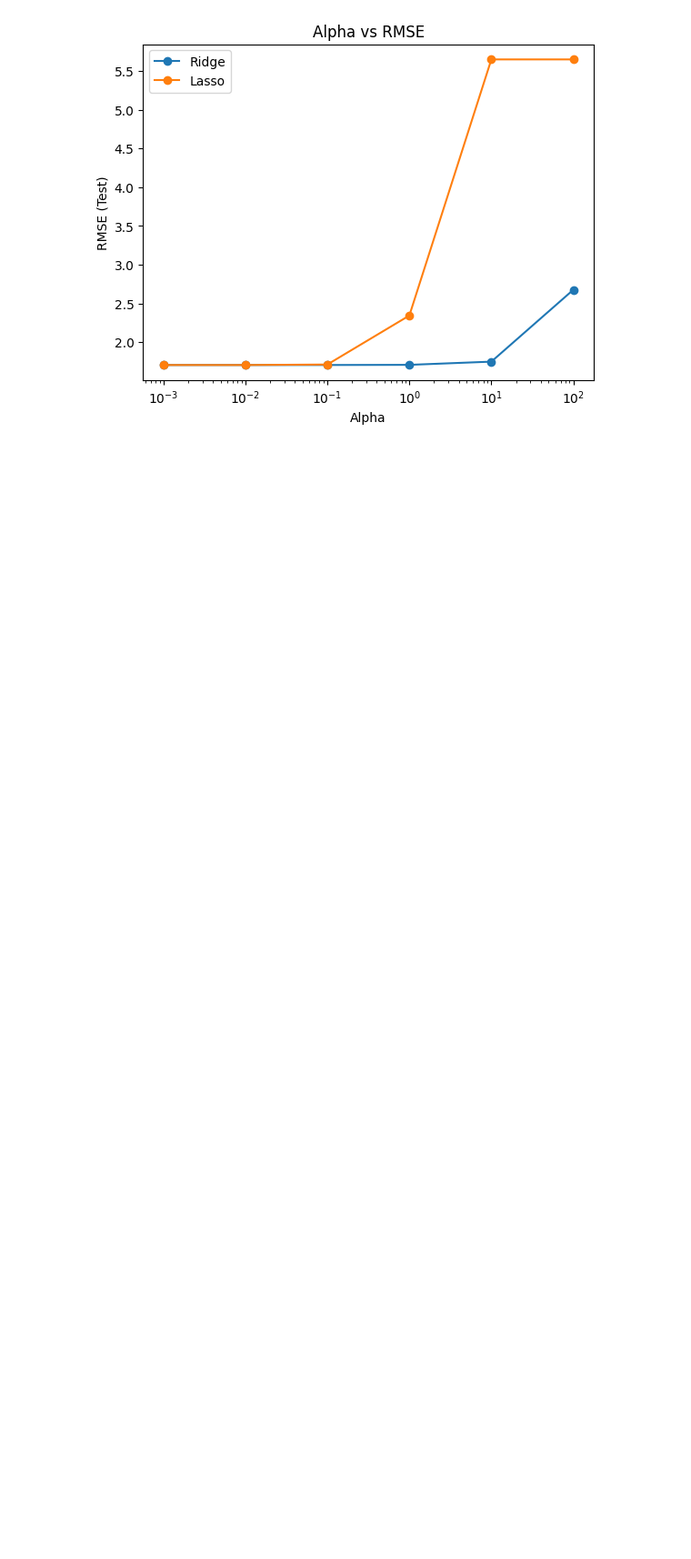
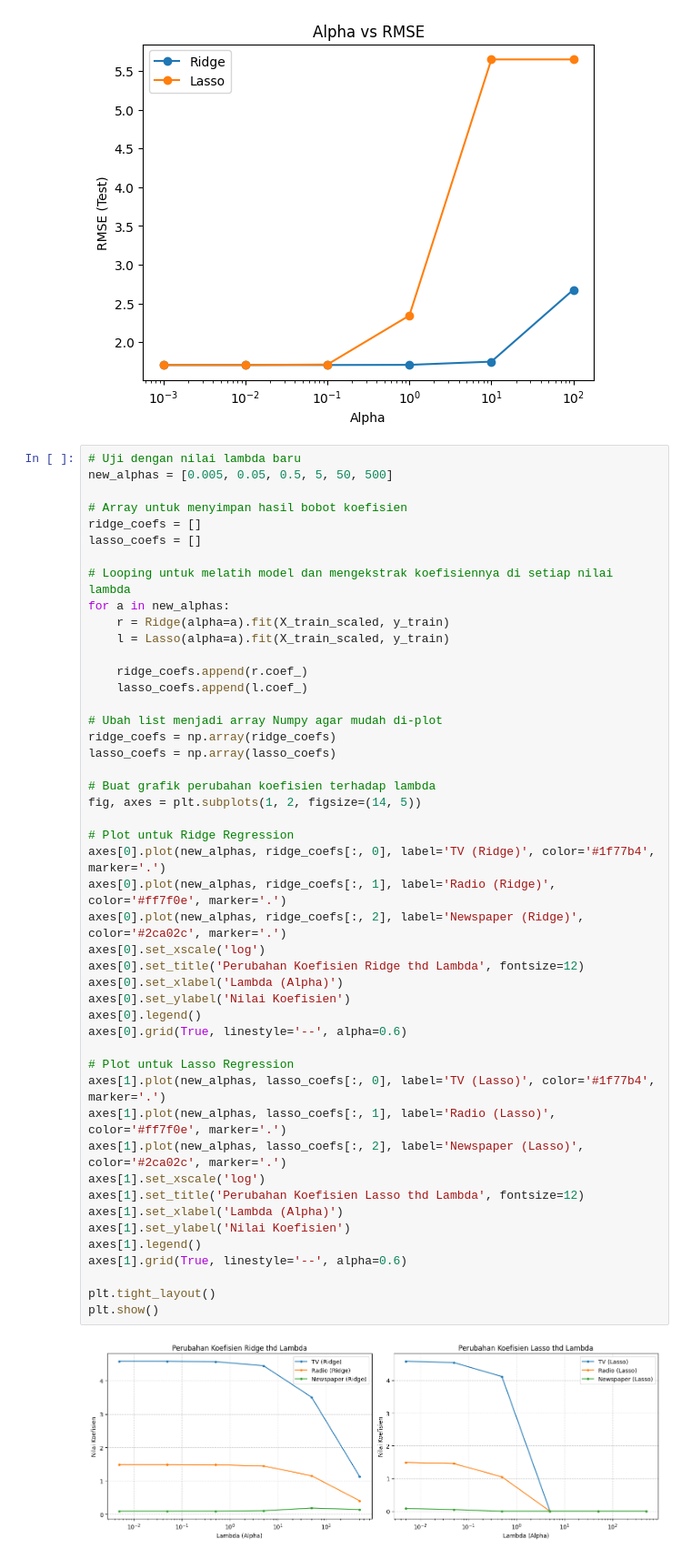
Before and after one commit to Bilra-Hkr/DerielChaerahman_2411533007_ML2526, a Jupyter notebook: Praktikum4/Regularization.ipynb, the cells around one changed output. Shown at 91% size. Drawn from its saved outputs; the diff is of its cells as text; blank space fills up the shorter version.

```diff
--- a/Praktikum4/Regularization.ipynb
+++ b/Praktikum4/Regularization.ipynb
@@ -171,3 +171,52 @@ plt.title("Alpha vs RMSE")
 plt.show()
 # %% [output]
 [figure]
+# %%
+# Uji dengan nilai lambda baru
+new_alphas = [0.005, 0.05, 0.5, 5, 50, 500]
+
+# Array untuk menyimpan hasil bobot koefisien
+ridge_coefs = []
+lasso_coefs = []
+
+# Looping untuk melatih model dan mengekstrak koefisiennya di setiap nilai lambda
+for a in new_alphas:
+    r = Ridge(alpha=a).fit(X_train_scaled, y_train)
+    l = Lasso(alpha=a).fit(X_train_scaled, y_train)
+
+    ridge_coefs.append(r.coef_)
+    lasso_coefs.append(l.coef_)
+
+# Ubah list menjadi array Numpy agar mudah di-plot
+ridge_coefs = np.array(ridge_coefs)
+lasso_coefs = np.array(lasso_coefs)
+
+# Buat grafik perubahan koefisien terhadap lambda
+fig, axes = plt.subplots(1, 2, figsize=(14, 5))
+
+# Plot untuk Ridge Regression
+axes[0].plot(new_alphas, ridge_coefs[:, 0], label='TV (Ridge)', color='#1f77b4', marker='.')
+axes[0].plot(new_alphas, ridge_coefs[:, 1], label='Radio (Ridge)', color='#ff7f0e', marker='.')
+axes[0].plot(new_alphas, ridge_coefs[:, 2], label='Newspaper (Ridge)', color='#2ca02c', marker='.')
+axes[0].set_xscale('log')
+axes[0].set_title('Perubahan Koefisien Ridge thd Lambda', fontsize=12)
+axes[0].set_xlabel('Lambda (Alpha)')
+axes[0].set_ylabel('Nilai Koefisien')
+axes[0].legend()
+axes[0].grid(True, linestyle='--', alpha=0.6)
+
+# Plot untuk Lasso Regression
+axes[1].plot(new_alphas, lasso_coefs[:, 0], label='TV (Lasso)', color='#1f77b4', marker='.')
+axes[1].plot(new_alphas, lasso_coefs[:, 1], label='Radio (Lasso)', color='#ff7f0e', marker='.')
+axes[1].plot(new_alphas, lasso_coefs[:, 2], label='Newspaper (Lasso)', color='#2ca02c', marker='.')
+axes[1].set_xscale('log')
+axes[1].set_title('Perubahan Koefisien Lasso thd Lambda', fontsize=12)
+axes[1].set_xlabel('Lambda (Alpha)')
+axes[1].set_ylabel('Nilai Koefisien')
+axes[1].legend()
+axes[1].grid(True, linestyle='--', alpha=0.6)
+
+plt.tight_layout()
+plt.show()
+# %% [output]
+[figure, added]
```
